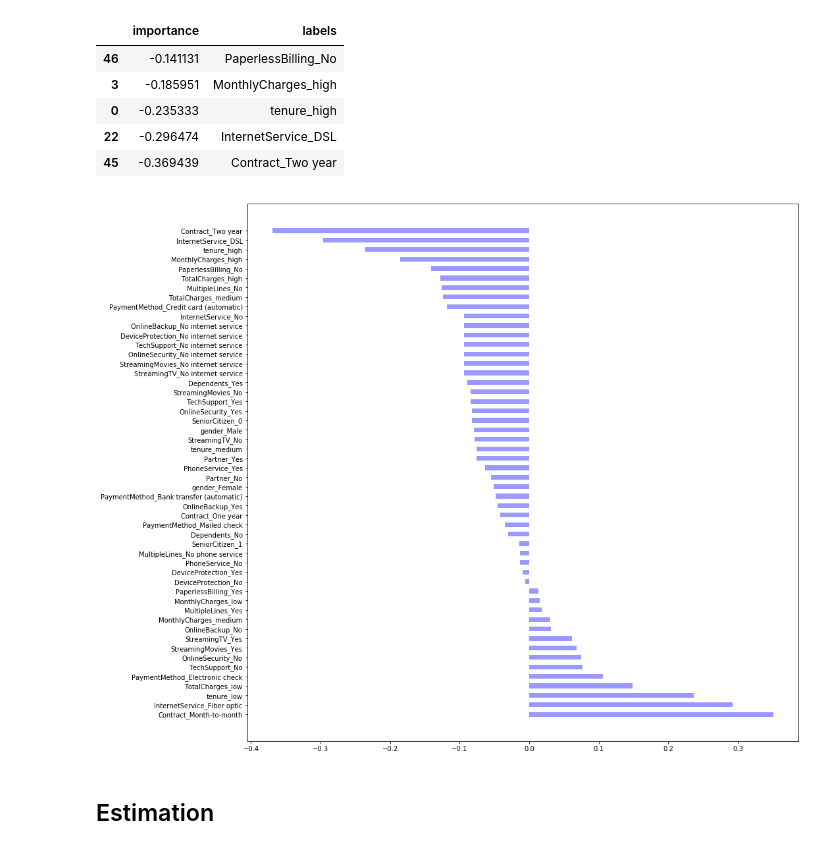
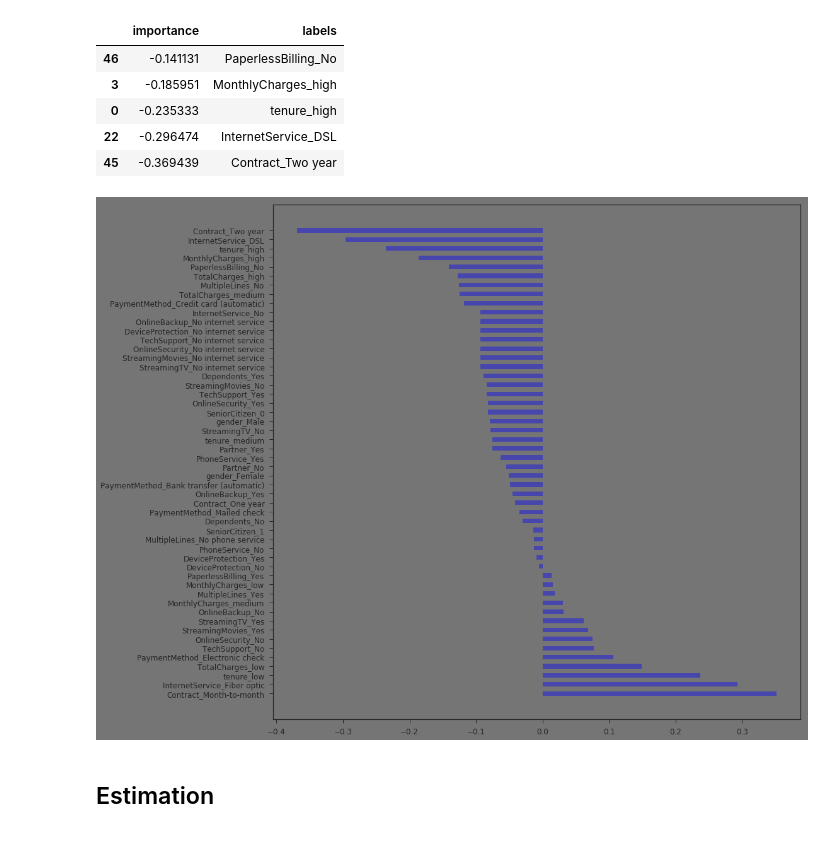
Before and after one commit to verakai/Thinkful, a Jupyter notebook: Mid term capstone Final.ipynb, the cells around one changed output. Drawn from its saved outputs; the diff is of its cells as text; code cells hidden in the pictures.

```diff
--- a/Mid term capstone Final.ipynb
+++ b/Mid term capstone Final.ipynb
@@ -223,6 +246,9 @@ g = g.add_legend()
 - Tenure and Monthly Charges look like good features that can help us in our prediction.
 - W will use the violin plot to decide the bins that we will be using.
 # %%
+sns.set_style("white")
+sns.set_style("ticks")
+
 sns.violinplot(x="Churn", y="tenure", data=numeric_df)
 # %% [output]
 <matplotlib.axes._subplots.AxesSubplot at 0x...>
@@ -262,7 +288,12 @@ bins = pd.DataFrame([tenure_bins, MonthlyCharges_bins, TotalCharges_bins]).T
 # %% [markdown]
 ### Numeric vs Categorical Plots
 # %%
-g = sns.PairGrid(df, x_vars=objects_df.columns[0:16].values,
+g = sns.PairGrid(df, x_vars=objects_df.columns[0:3].values,
     y_vars=numeric_df.columns[0:2].values, aspect=.75, size=3.5)
 g.map(sns.violinplot);
+
+for ax in g.axes.flat:
+    plt.setp(ax.get_xticklabels(), rotation=45)
+
+g.fig.tight_layout()
 # %% [output]
@@ -289,0 +376,2 @@ for tick in ax[3,3].get_xticklabels():
+# %%
+objects_df.loc[:, "Churn_yes"] = objects_df.Churn.apply(lambda r: 1 if r == "Yes" else 0)
@@ -293,3 +410,5 @@ From the above plot we can see which features are more important to us, and we c
 - Having Month-to-month contract is a strong indicator if the client might leave soon
 - If the client has an Electronic check payment method this is also an indicator that the client might be leaving soon
 - On the other hand being a senior citizen good indicature of the client staying
+# %%
+objects_df = objects_df.drop(columns="Churn_yes")
@@ -1596,13 +1736,18 @@ display(df_imp.tail(5))
 | 45 | -0.369439 | Contract_Two year |
 # %%
 index = np.arange(len(df_imp))
-fig = plt.figure(figsize=(15,15))
+fig = plt.figure(figsize=(15, 15))
+plt.subplot('111', axisbg='#757575ff')
+fig.set_facecolor('#757575ff')
 bar_width = 0.5
-rects = plt.barh(index , df_imp["importance"], bar_width, alpha=0.4, color='b', label='Main')
+plt.xticks(size = 12)
+plt.yticks(size = 12)
+rects = plt.barh(index, df_imp["importance"], bar_width, alpha=0.4, color='b', label='Main')
 plt.yticks(index, df_imp["labels"])
+
 plt.show()
 # %% [output]
-[figure, old version]
+[figure, new version]
 # %% [markdown]
 ## Estimation
 # %% [markdown]
```
Also changed, not shown: parts of 72 cells of this notebook.
